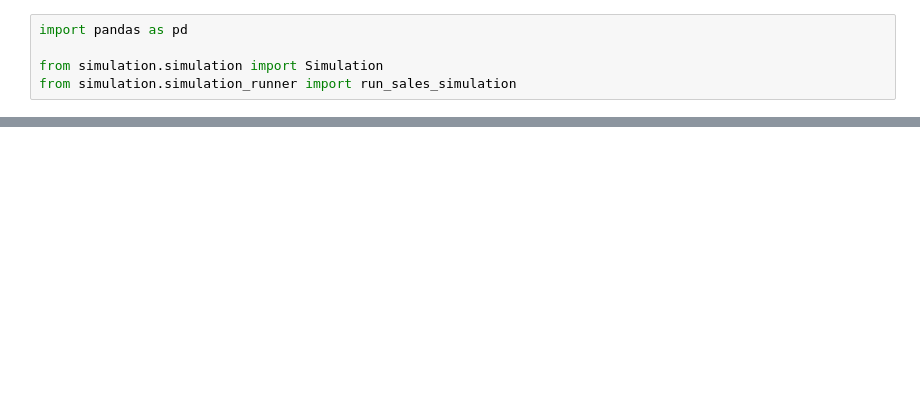
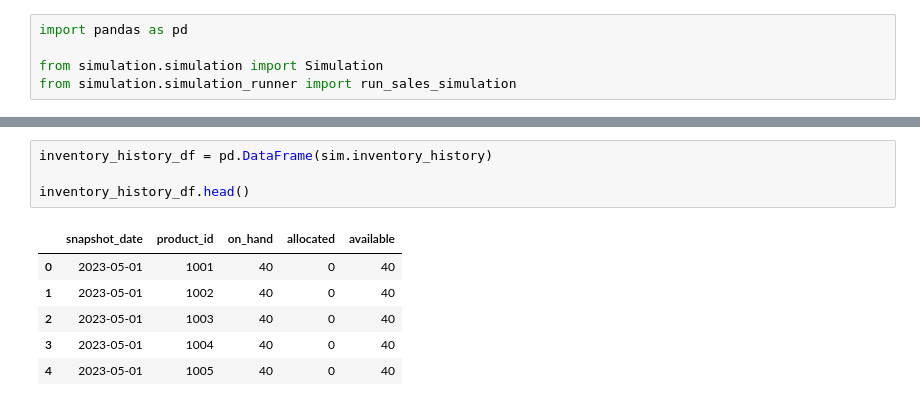
Before and after one commit to samuellettes/sonoran-cycles-supply-chain-analytics, a Jupyter notebook: notebooks/02_simulation.ipynb, the cells around one changed output, grey strips where cells are left out. Cells and saved outputs as stored; diff of their text form; blank space fills up the shorter version.

Commit message:
Add inventory allocation and daily inventory snapshots

```diff
--- a/notebooks/02_simulation.ipynb
+++ b/notebooks/02_simulation.ipynb
@@ -201,0 +341,11 @@ print("Sales order lines:", len(sim.sales_order_lines))
+# %%
+inventory_history_df = pd.DataFrame(sim.inventory_history)
+
+inventory_history_df.head()
+# %% [output]
+|  | snapshot_date | product_id | on_hand | allocated | available |
+| 0 | 2023-05-01 | 1001 | 40 | 0 | 40 |
+| 1 | 2023-05-01 | 1002 | 40 | 0 | 40 |
+| 2 | 2023-05-01 | 1003 | 40 | 0 | 40 |
+| 3 | 2023-05-01 | 1004 | 40 | 0 | 40 |
+| 4 | 2023-05-01 | 1005 | 40 | 0 | 40 |
```
Also changed, not shown: parts of 36 cells of this notebook, 8 other files.
